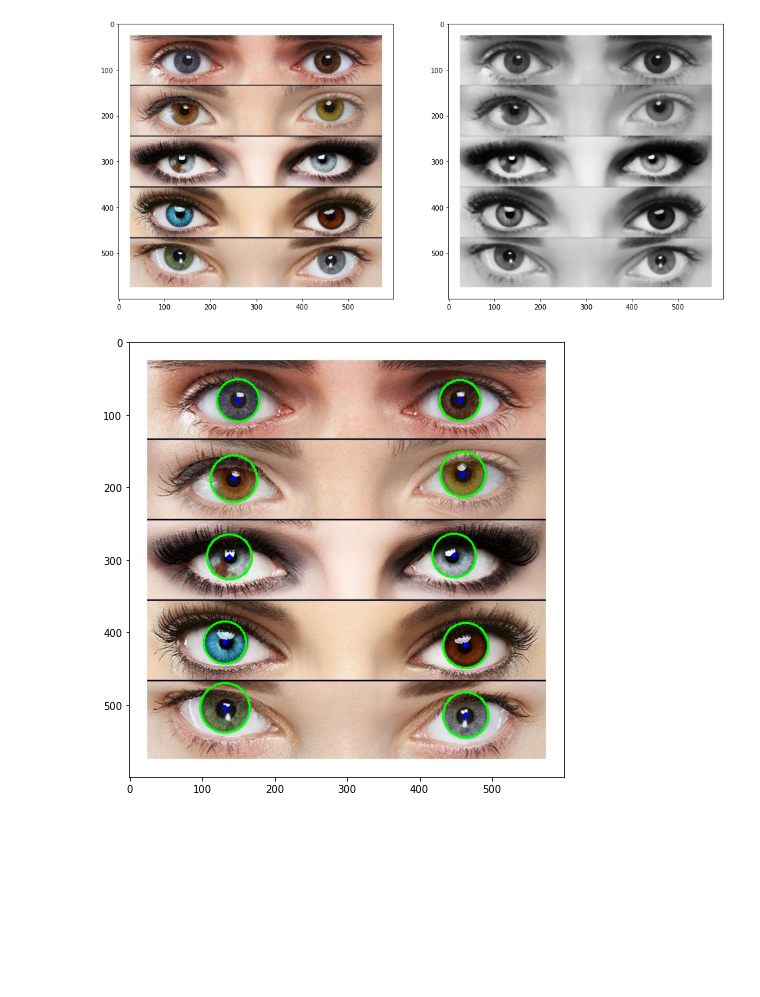
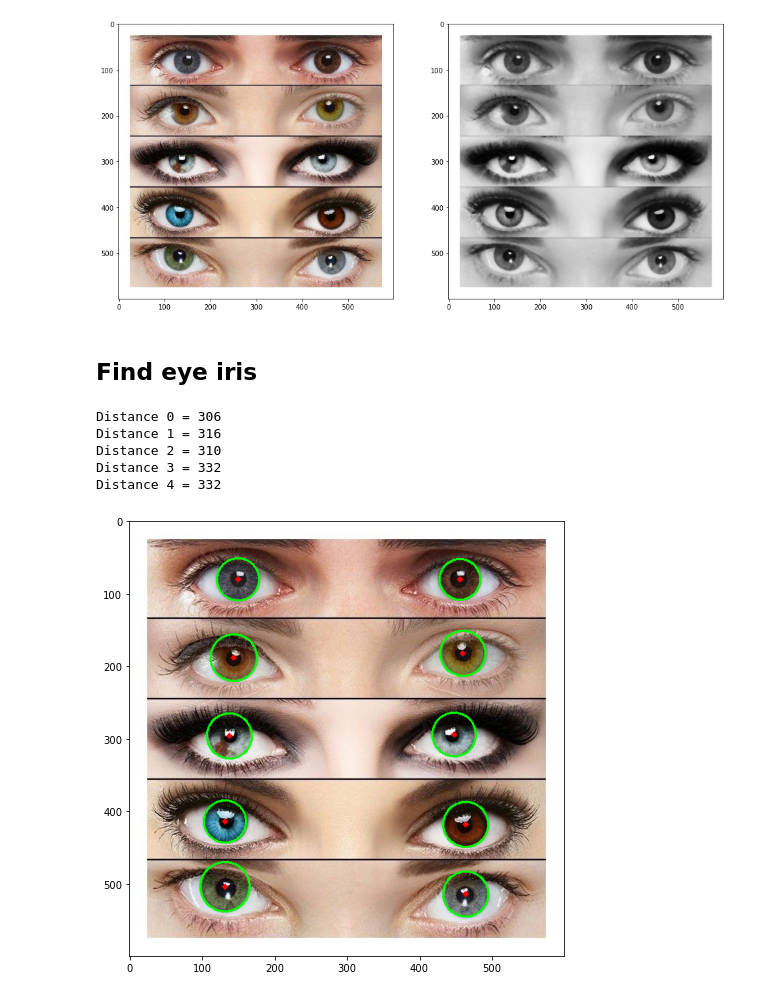
Before and after one commit to AgustinBaffo/CEIA, a Jupyter notebook: 05 - Vision por Computadora I/TP3/TP3.ipynb, the cells around one changed output. Cells and saved outputs as stored; diff of their text form; code cells hidden in the pictures; blank space fills up the shorter version.

```diff
--- a/05 - Vision por Computadora I/TP3/TP3.ipynb
+++ b/05 - Vision por Computadora I/TP3/TP3.ipynb
@@ -15,9 +19,17 @@ plt.subplot(1,2,2), plt.imshow(gray,cmap = 'gray')
 (<matplotlib.axes._subplots.AxesSubplot at 0x...>,
  <matplotlib.image.AxesImage at 0x...>)
 [figure]
+# %% [markdown]
+## Find eye iris
 # %%
-def get_distance(x,y):
-    return np.sqrt(x**2+y**2)
+def get_distance(circles):
+    """circles = [[x1,y1,radius1],[x2,y2,radius2]]
+    return euclidean distance between (x1,y1) (x2,y2)
+    """
+    circles = np.double(circles)
+    c1 = circles[0]
+    c2 = circles[1]
+    return np.sqrt((c1[0]-c2[0])**2+(c1[1]-c2[1])**2)
 
 def pairwise(iterable):
     "s -> (s0, s1), (s2, s3), (s4, s5), ..."
@@ -26,38 +38,48 @@ def pairwise(iterable):
 # %%
 img_out = img_original.copy()
 img_out = cv2.cvtColor(img_out,cv2.COLOR_BGR2RGB)
 
 # HoughCircles parameters
 dp = 1                        # Inverse ratio of the accumulator resolution to the image resolution
 min_dist = 50                 # Minimum distance between the centers of the detected circles
 canny_max_threshold = 250     # Higher threshold of the two passed to the Canny edge detector and the lower one is twice smaller (for HOUGH_GRADIENT)
 threshold = 20                # Accumulator threshold for the circle centers at the detection stage (for HOUGH_GRADIENT)
 min_rad = 20                  # Minimum circle radius
 max_radius = 50               # Maximum circle radius
 
 # Get circles
 circles = cv2.HoughCircles(gray,cv2.HOUGH_GRADIENT,dp,minDist=min_dist,
                               param1=canny_max_threshold,param2=threshold,minRadius=min_rad,maxRadius=max_radius)
 circles =  np.squeeze(np.uint16(np.around(circles)))
 
+# Draw circles (also works)
+# for c in circles: # c = [x,y,radius]
+#      cv2.circle(img_out,(c[0],c[1]),c[2],(0,255,0),2) # Draw the outer circle
+#      cv2.circle(img_out,(c[0],c[1]),2,(0,0,255),3) # Draw the center of the circle
+
 # Sort circles by "y" center coordinate
 circles = circles[circles[:, 1].argsort()]
 
 # Group circles by pair of eyes
 iris_pair = []
 for eye1, eye2 in pairwise(circles):
     iris_pair.append((eye1,eye2))
 iris_pair = np.array(iris_pair)
 
-# for c in circles: # c = [x,y,radius]
-#      cv2.circle(img_out,(c[0],c[1]),c[2],(0,255,0),2) # Draw the outer circle
-#      cv2.circle(img_out,(c[0],c[1]),2,(0,0,255),3) # Draw the center of the circle
-
-for iris in iris_pair:   # iris = [[x1,y1,radius1],[x2,y2,radius2]]
-     for eye in iris:    # eye = [x,y,radius]
+# Plot circles and get distance between centers
+iris_distance = []
+for i,iris in enumerate(iris_pair):   # iris = [[x1,y1,radius1],[x2,y2,radius2]]
+     for eye in iris:                 # eye = [x,y,radius]
           cv2.circle(img_out,(eye[0],eye[1]),eye[2],(0,255,0),2) # Draw the outer circle
-          cv2.circle(img_out,(eye[0],eye[1]),2,(0,0,255),3)      # Draw the center of the circle
+          cv2.circle(img_out,(eye[0],eye[1]),2,(255,0,0),3)      # Draw the center of the circle
+     iris_distance.append(get_distance(iris))
+     print("Distance "+str(i)+" = "+str(int(iris_distance[-1])))
 
 fig = plt.figure(figsize=(16,8)), plt.imshow(img_out)
 # %% [output]
+Distance 0 = 306
+Distance 1 = 316
+Distance 2 = 310
+Distance 3 = 332
+Distance 4 = 332
-[figure, old version]
+[figure, new version]
```
Also changed, not shown: parts of 5 cells of this notebook.
